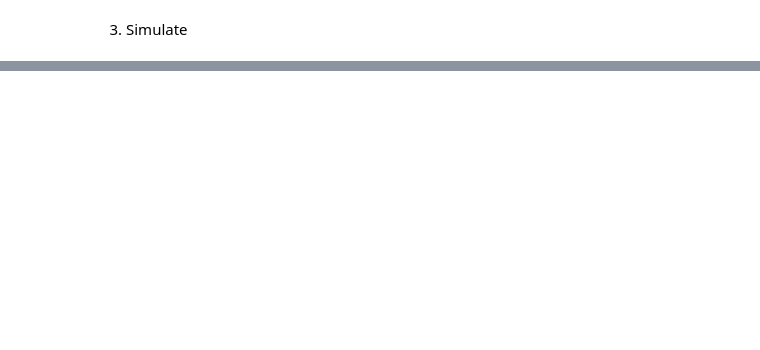
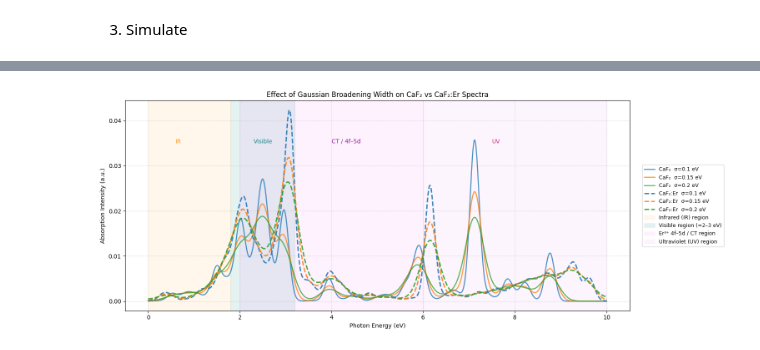
Before and after one commit to GHOST-Q1/Q-UCSpec, a Jupyter notebook: simulations_gpaw/sim_master.ipynb, the cells around one changed output, grey strips where cells are left out. Cells and saved outputs as stored; diff of their text form; code cells hidden in the pictures; blank space fills up the shorter version.

```diff
--- a/simulations_gpaw/sim_master.ipynb
+++ b/simulations_gpaw/sim_master.ipynb
@@ -966,0 +614,91 @@ plt.show()
+# %%
+import os
+import numpy as np
+import pandas as pd
+import matplotlib.pyplot as plt
+from scipy.ndimage import gaussian_filter1d
+
+# === Paths ===
+DATA_DIR = "/Users/denniswayo/gpaw-DFT/Q-UCSpec/data"
+caf2_file = os.path.join(DATA_DIR, "caf2_cluster_sticks.csv")
+er_file = os.path.join(DATA_DIR, "caf2_er_cluster_sticks.csv")
+
+# === Helper ===
+def load_sticks(path):
+    df = pd.read_csv(path)
+    cols = {c.lower(): c for c in df.columns}
+    E = df[cols['energy(ev)']].to_numpy()
+    F = df[cols['oscstrength']].to_numpy()
+    return E, F
+
+E_caf2, F_caf2 = load_sticks(caf2_file)
+E_er, F_er = load_sticks(er_file)
+
+# === Energy grid ===
+E_grid = np.linspace(0, 10, 2000)
+
+def broaden(E, F, sigma, grid):
+    spec = np.zeros_like(grid)
+    for e, f in zip(E, F):
+        idx = np.argmin(np.abs(grid - e))
+        spec[idx] += f
+    return gaussian_filter1d(spec, sigma / (grid[1]-grid[0]))
+
+# === Multiple σ values ===
+sigmas = [0.10, 0.15, 0.20]
+colors = ["#1f77b4", "#ff7f0e", "#2ca02c"]
+
+plt.figure(figsize=(18,6))
+
+# --- CaF₂ spectra ---
+for sigma, color in zip(sigmas, colors):
+    spec_caf2 = broaden(E_caf2, F_caf2, sigma, E_grid)
+    plt.plot(E_grid, spec_caf2, color=color, lw=1.8,
+             label=f"CaF₂  σ={sigma} eV", alpha=0.8)
+
+# --- CaF₂:Er spectra ---
+for sigma, color in zip(sigmas, colors):
+    spec_er = broaden(E_er, F_er, sigma, E_grid)
+    plt.plot(E_grid, spec_er, color=color, lw=2.2,
+             linestyle='--', label=f"CaF₂:Er  σ={sigma} eV", alpha=0.9)
+
+# --- Highlight optical regions ---
+plt.axvspan(0.0, 1.8, color='orange', alpha=0.08, label="Infrared (IR) region")
+plt.axvspan(1.8, 3.2, color='teal', alpha=0.10, label="Visible region (≈2–3 eV)")
+plt.axvspan(2.0, 6.0, color='magenta', alpha=0.05, label="Er³⁺ 4f–5d / CT region")
+plt.axvspan(6.0, 10.0, color='violet', alpha=0.08, label="Ultraviolet (UV) region")
+
+# --- Region labels (optional aesthetic) ---
+plt.text(0.6, 0.035, "IR", color="darkorange", fontsize=10, alpha=0.9)
+plt.text(2.3, 0.035, "Visible", color="teal", fontsize=10, alpha=0.9)
+plt.text(4.0, 0.035, "CT / 4f–5d", color="purple", fontsize=10, alpha=0.9)
+plt.text(7.5, 0.035, "UV", color="mediumvioletred", fontsize=10, alpha=0.9)
+
+# --- Labels & vertical legend ---
+plt.title("Effect of Gaussian Broadening Width on CaF₂ vs CaF₂:Er Spectra")
+plt.xlabel("Photon Energy (eV)")
+plt.ylabel("Absorption Intensity (a.u.)")
+plt.legend(
+    loc="center left",            # move legend to right side
+    bbox_to_anchor=(1.02, 0.5),   # anchor it outside the main plot
+    frameon=True,
+    fontsize=9,
+    ncol=1                        # vertical legend
+)
+
+# === Output directory ===
+OUT_DIR = "/Users/denniswayo/gpaw-DFT/Q-UCSpec/spectra-results"
+os.makedirs(OUT_DIR, exist_ok=True)
+
+# === Plot adjustments ===
+plt.grid(True, linestyle="--", alpha=0.4)
+plt.tight_layout(rect=[0, 0, 0.85, 1])  # make space for legend
+
+# === Save figure ===
+outfile = os.path.join(OUT_DIR, f"caf2_vs_caf2er_broadening_full_.png")
+plt.savefig(outfile, dpi=300, bbox_inches="tight")
+
+# === Display ===
+plt.show()
+# %% [output]
+[figure, added]
```
Also changed, not shown: parts of 16 cells of this notebook, 28 other files.
